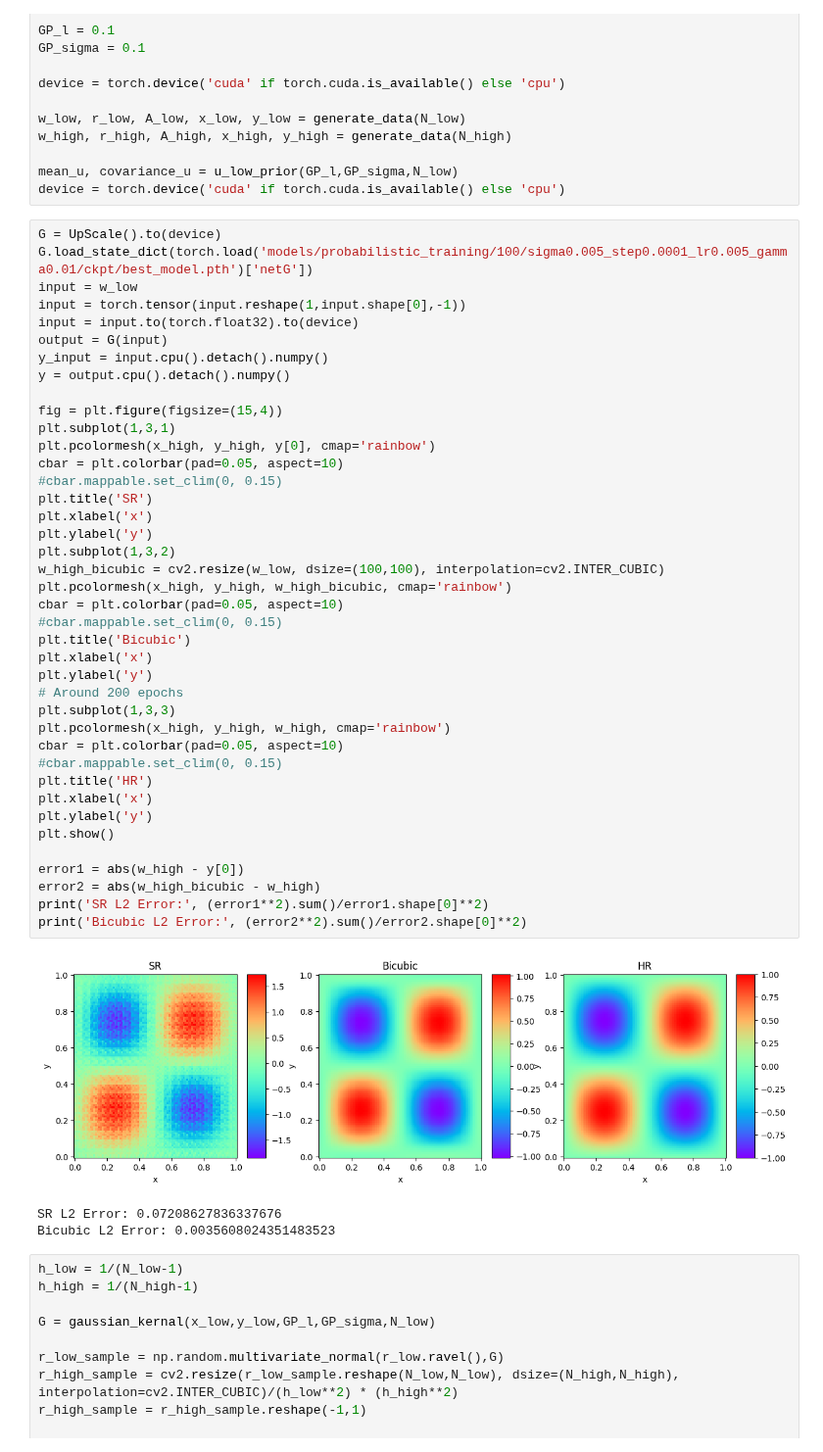
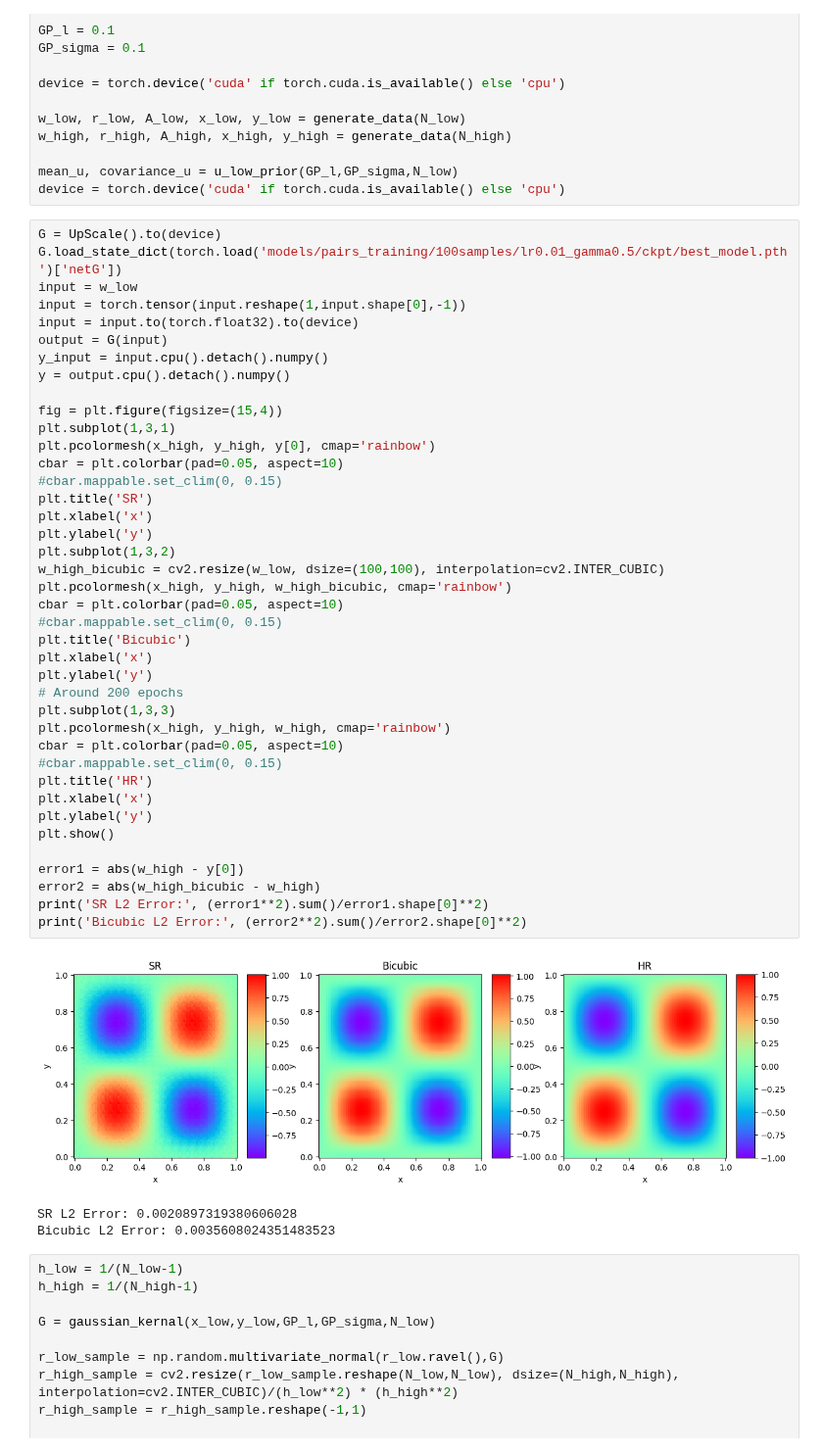
Before and after one commit to ypzpy/PDE-Super-resolution, a Jupyter notebook: test.ipynb, the cells around one changed output. Shown at 98% size. Drawn from its saved outputs; the diff is of its cells as text.

```diff
--- a/test.ipynb
+++ b/test.ipynb
@@ -31,7 +31,7 @@ mean_u, covariance_u = u_low_prior(GP_l,GP_sigma,N_low)
 device = torch.device('cuda' if torch.cuda.is_available() else 'cpu')
 # %%
 G = UpScale().to(device)
-G.load_state_dict(torch.load('models/probabilistic_training/100/sigma0.005_step0.0001_lr0.005_gamma0.01/ckpt/best_model.pth')['netG'])
+G.load_state_dict(torch.load('models/pairs_training/100samples/lr0.01_gamma0.5/ckpt/best_model.pth')['netG'])
 input = w_low
 input = torch.tensor(input.reshape(1,input.shape[0],-1))
 input = input.to(torch.float32).to(device)
@@ -43,35 +43,35 @@ fig = plt.figure(figsize=(15,4))
 plt.subplot(1,3,1)
 plt.pcolormesh(x_high, y_high, y[0], cmap='rainbow')
 cbar = plt.colorbar(pad=0.05, aspect=10)
 #cbar.mappable.set_clim(0, 0.15)
 plt.title('SR')
 plt.xlabel('x')
 plt.ylabel('y')
 plt.subplot(1,3,2)
 w_high_bicubic = cv2.resize(w_low, dsize=(100,100), interpolation=cv2.INTER_CUBIC)
 plt.pcolormesh(x_high, y_high, w_high_bicubic, cmap='rainbow')
 cbar = plt.colorbar(pad=0.05, aspect=10)
 #cbar.mappable.set_clim(0, 0.15)
 plt.title('Bicubic')
 plt.xlabel('x')
 plt.ylabel('y')
 # Around 200 epochs
 plt.subplot(1,3,3)
 plt.pcolormesh(x_high, y_high, w_high, cmap='rainbow')
 cbar = plt.colorbar(pad=0.05, aspect=10)
 #cbar.mappable.set_clim(0, 0.15)
 plt.title('HR')
 plt.xlabel('x')
 plt.ylabel('y')
 plt.show()
 
 error1 = abs(w_high - y[0])
 error2 = abs(w_high_bicubic - w_high)
 print('SR L2 Error:', (error1**2).sum()/error1.shape[0]**2)
 print('Bicubic L2 Error:', (error2**2).sum()/error2.shape[0]**2)
 # %% [output]
-[figure, old version]
+[figure, new version]
-SR L2 Error: 0.07208627836337676
+SR L2 Error: 0.0020897319380606028
 Bicubic L2 Error: 0.0035608024351483523
 # %%
 h_low = 1/(N_low-1)
```
Also changed, not shown: parts of 1 cell of this notebook, 2 other files.
